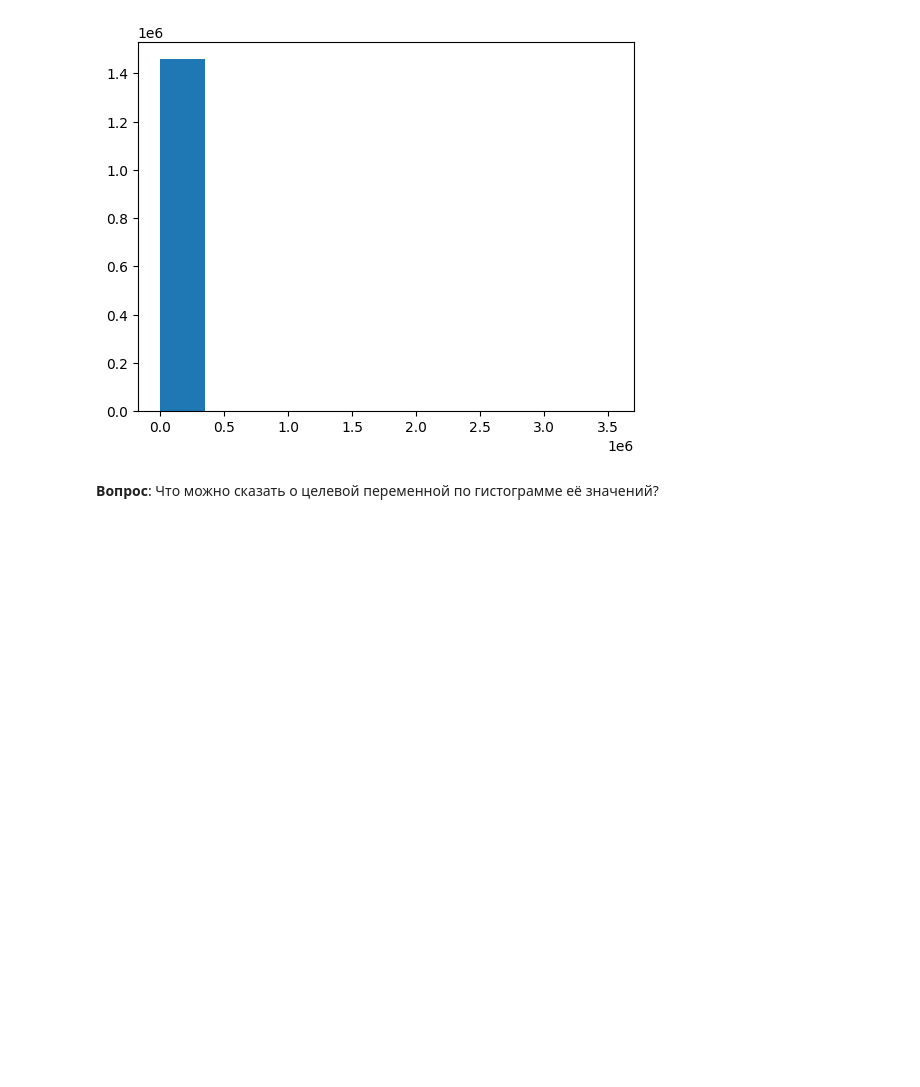
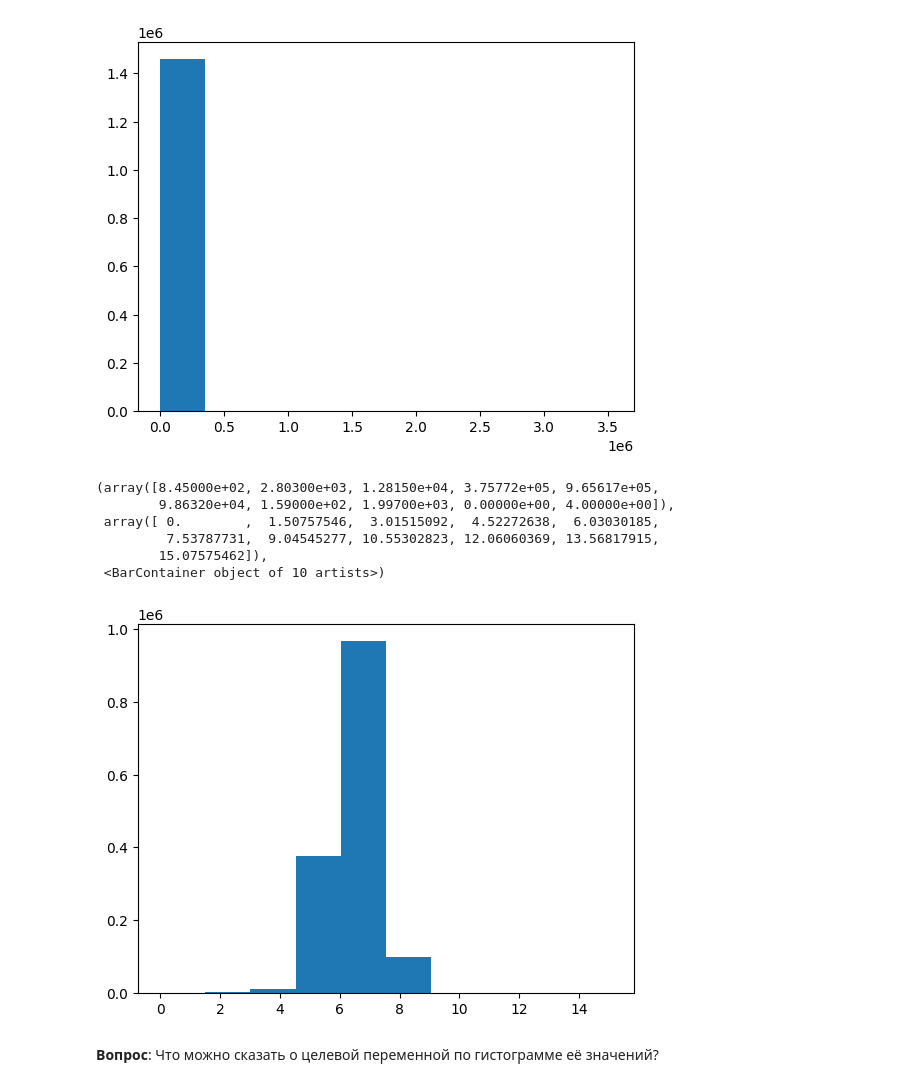
Before and after one commit to diwwae/MatModSchool, a Jupyter notebook: Мат_мод_Учебный_кейс_ipynb.ipynb, the cells around one changed output. Cells and saved outputs as stored; diff of their text form; code cells hidden in the pictures; blank space fills up the shorter version.

```diff
--- a/Мат_мод_Учебный_кейс_ipynb.ipynb
+++ b/Мат_мод_Учебный_кейс_ipynb.ipynb
@@ -72,6 +72,18 @@ plt.hist(train_data['trip_duration'])
         2.8210258e+06, 3.1736539e+06, 3.5262820e+06]),
  <BarContainer object of 10 artists>)
 [figure]
+# %%
+import numpy as np
+
+plt.hist(np.log(train_data['trip_duration']))
+# %% [output]
+(array([8.45000e+02, 2.80300e+03, 1.28150e+04, 3.75772e+05, 9.65617e+05,
+        9.86320e+04, 1.59000e+02, 1.99700e+03, 0.00000e+00, 4.00000e+00]),
+ array([ 0.        ,  1.50757546,  3.01515092,  4.52272638,  6.03030185,
+         7.53787731,  9.04545277, 10.55302823, 12.06060369, 13.56817915,
+        15.07575462]),
+ <BarContainer object of 10 artists>)
+[figure, added]
 # %%
 import seaborn as sns
 
```
Also changed, not shown: parts of 5 cells of this notebook, 2 other files.
